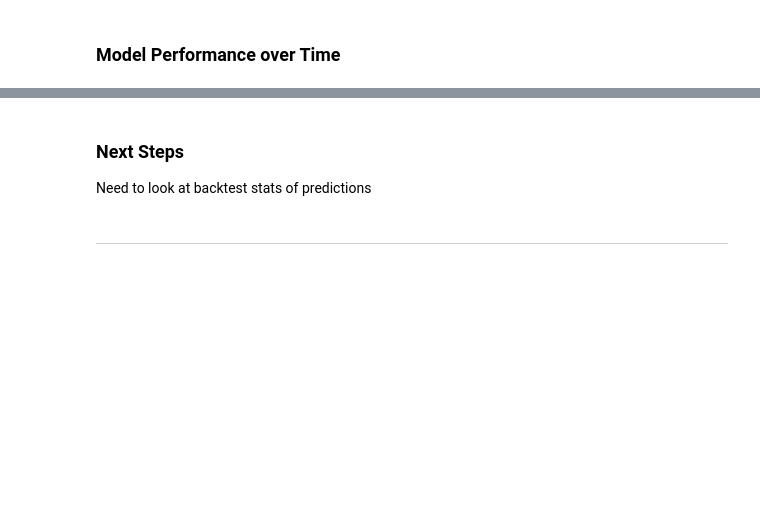
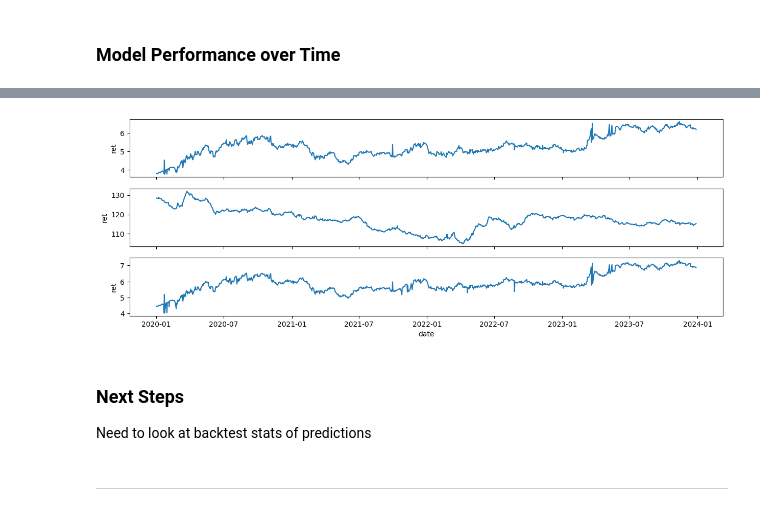
Before and after one commit to nurciuoli/open-quant, a Jupyter notebook: sector-rotation-model-using-ml.ipynb, the cells around one changed output, grey strips where cells are left out. Saved outputs shown, nothing was run; the diff lists cells and outputs as text; code cells hidden in the pictures; blank space fills up the shorter version.

```diff
--- a/sector-rotation-model-using-ml.ipynb
+++ b/sector-rotation-model-using-ml.ipynb
@@ -423,3 +477,21 @@ plt.show()
+# %%
+ensemble_os_preds=[]
+ensemble_os_res=[]
+# Combine the predictions from individual models into a single array
+individual_predictions_os = np.column_stack((os_preds[0],os_preds[1],
+                                          os_preds[3], os_preds[2]))
+
+for ensemble in [ensemble_forest,ensemble_linear,ensemble_tree]:
+    e_preds=ensemble.predict(individual_predictions_os)
+    ensemble_os_preds.append(e_preds)
+    ensemble_os_res.append((os_ret-e_preds))
+# %%
+fig,axs = plt.subplots(3,1,figsize=(15,5),sharex=True)
+import seaborn as sns
+for x,res in enumerate(ensemble_os_res):
+    sns.lineplot(res.groupby('date').sum().iloc[:-1],ax=axs[x])
+# %% [output]
+[figure, added]
 # %% [markdown]
 ### Next Steps
 Need to look at backtest stats of predictions
```
Also changed, not shown: parts of 15 cells of this notebook.
